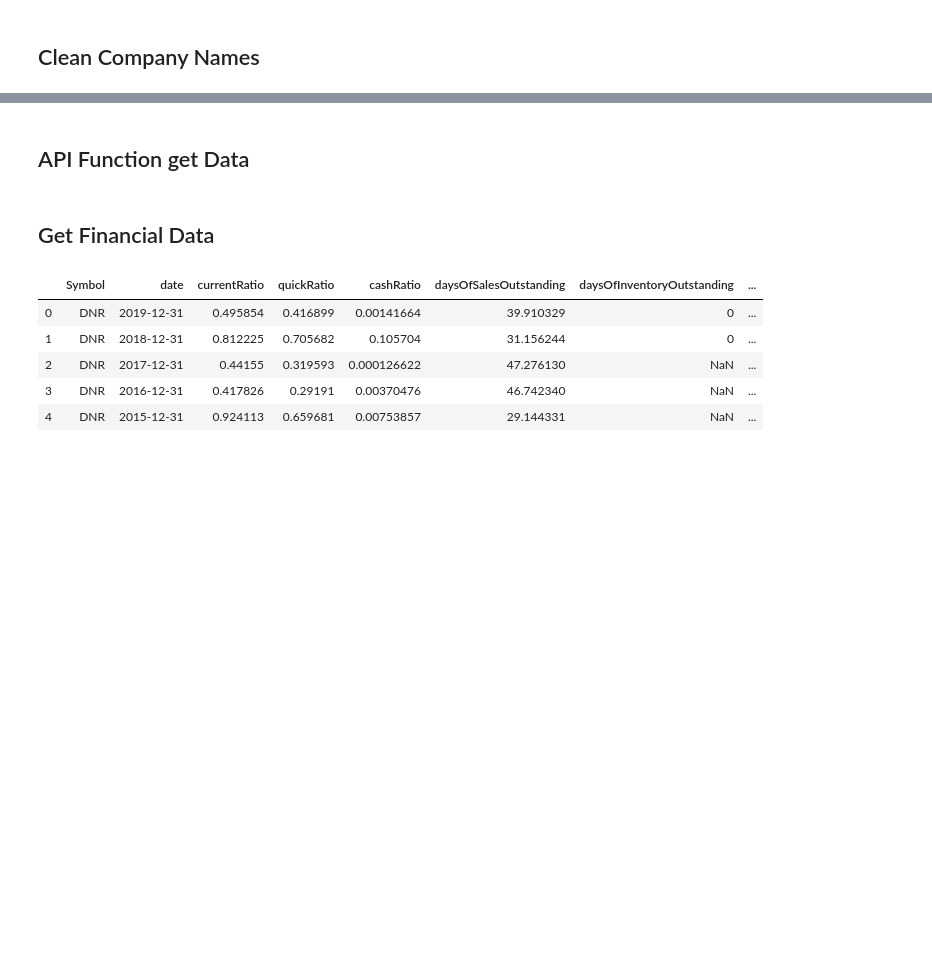
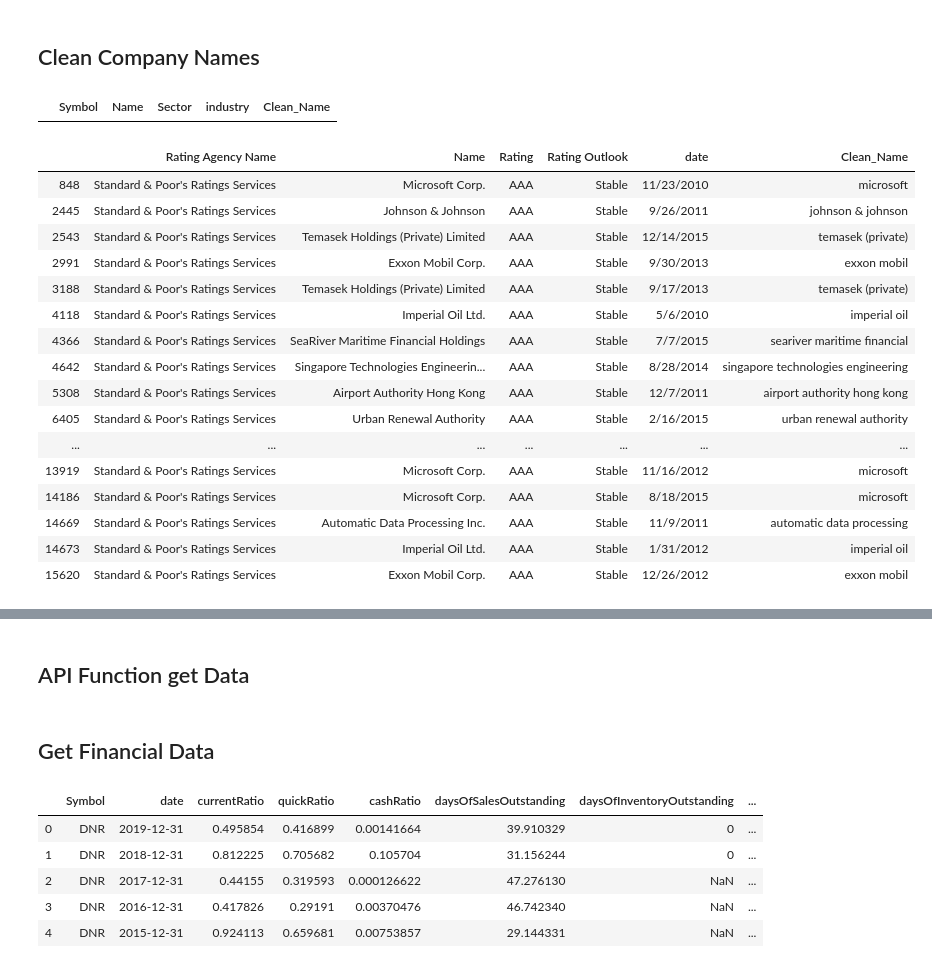
Before and after one commit to Agewerc/ML-Finance, a Jupyter notebook: create_dataset-V2.ipynb, the cells around one changed output, grey strips where cells are left out. Drawn from its saved outputs; the diff is of its cells as text; code cells hidden in the pictures; blank space fills up the shorter version.

```diff
--- a/create_dataset-V2.ipynb
+++ b/create_dataset-V2.ipynb
@@ -44,4 +73,28 @@ df_is_stocks['Clean_Name'] = df_is_stocks['Clean_Name'].apply(clean)
 df_ratings['Clean_Name'] = df_ratings['Clean_Name'].apply(clean)
+# %%
+df_is_stocks[df_is_stocks['Clean_Name'] =='microsoft ']
+# %% [output]
+|  | Symbol | Name | Sector | industry | Clean_Name |
+# %%
+df_ratings[df_ratings['Rating'] == 'AAA'].head(30)
+# %% [output]
+|  | Rating Agency Name | Name | Rating | Rating Outlook | date | Clean_Name |
+| 848 | Standard & Poor's Ratings Services | Microsoft Corp. | AAA | Stable | 11/23/2010 | microsoft |
+| 2445 | Standard & Poor's Ratings Services | Johnson & Johnson | AAA | Stable | 9/26/2011 | johnson & johnson |
+| 2543 | Standard & Poor's Ratings Services | Temasek Holdings (Private) Limited | AAA | Stable | 12/14/2015 | temasek (private) |
+| 2991 | Standard & Poor's Ratings Services | Exxon Mobil Corp. | AAA | Stable | 9/30/2013 | exxon mobil |
+| 3188 | Standard & Poor's Ratings Services | Temasek Holdings (Private) Limited | AAA | Stable | 9/17/2013 | temasek (private) |
+| 4118 | Standard & Poor's Ratings Services | Imperial Oil Ltd. | AAA | Stable | 5/6/2010 | imperial oil |
+| 4366 | Standard & Poor's Ratings Services | SeaRiver Maritime Financial Holdings | AAA | Stable | 7/7/2015 | seariver maritime financial |
+| 4642 | Standard & Poor's Ratings Services | Singapore Technologies Engineerin... | AAA | Stable | 8/28/2014 | singapore technologies engineering |
+| 5308 | Standard & Poor's Ratings Services | Airport Authority Hong Kong | AAA | Stable | 12/7/2011 | airport authority hong kong |
+| 6405 | Standard & Poor's Ratings Services | Urban Renewal Authority | AAA | Stable | 2/16/2015 | urban renewal authority |
+| ... | ... | ... | ... | ... | ... | ... |
+| 13919 | Standard & Poor's Ratings Services | Microsoft Corp. | AAA | Stable | 11/16/2012 | microsoft |
+| 14186 | Standard & Poor's Ratings Services | Microsoft Corp. | AAA | Stable | 8/18/2015 | microsoft |
+| 14669 | Standard & Poor's Ratings Services | Automatic Data Processing Inc. | AAA | Stable | 11/9/2011 | automatic data processing |
+| 14673 | Standard & Poor's Ratings Services | Imperial Oil Ltd. | AAA | Stable | 1/31/2012 | imperial oil |
+| 15620 | Standard & Poor's Ratings Services | Exxon Mobil Corp. | AAA | Stable | 12/26/2012 | exxon mobil |
 # %%
 df_ratings = pd.merge(df_ratings, df_is_stocks ,on='Clean_Name')
 # %%
```
Also changed, not shown: parts of 6 cells of this notebook.
